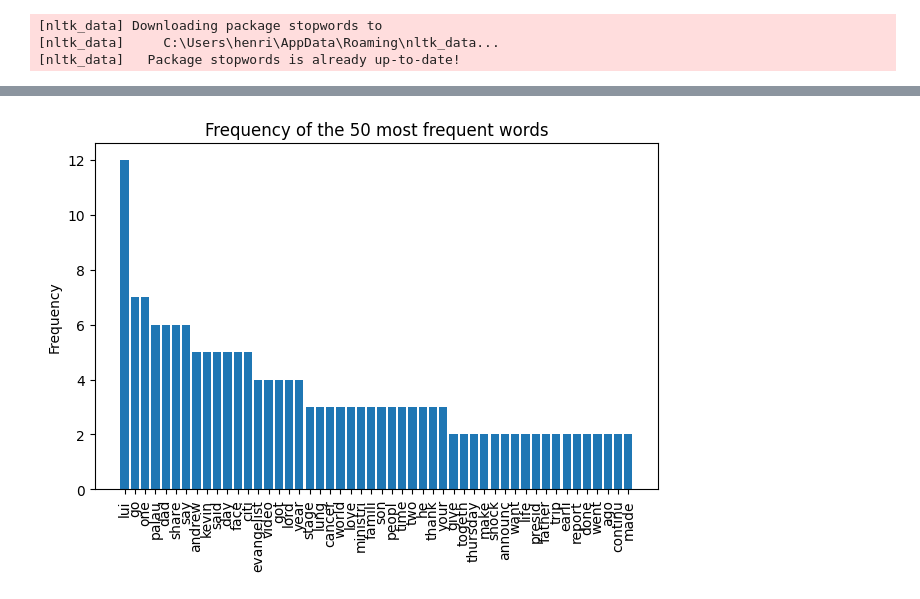
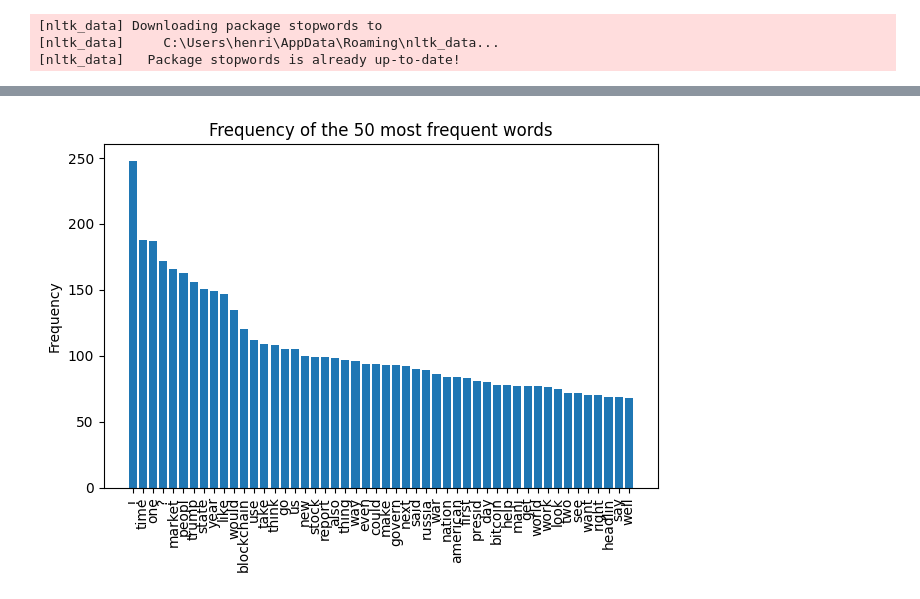
Before and after one commit to henrikdchristensen/DIKU-DS-Exam-FakeNewsDetection, a Jupyter notebook: src/bookhc.ipynb, the cells around one changed output, grey strips where cells are left out. Saved outputs shown, nothing was run; the diff lists cells and outputs as text; code cells hidden in the pictures.

Commit message:
Added fake_real plot

```diff
--- a/src/bookhc.ipynb
+++ b/src/bookhc.ipynb
@@ -62,4 +62,4 @@ finish time: 1.8549962043762207
 # %%
-WordFreq.plot_frequency('reliable')
+WordFreq.plot_frequency(label=None)
 # %% [output]
-[figure, old version]
+[figure, new version]
```
Also changed, not shown: parts of 2 cells of this notebook, 1 other file.
